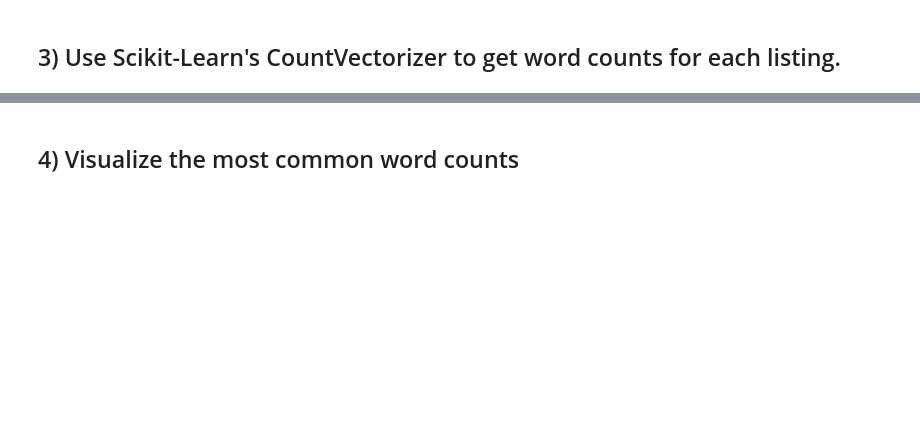
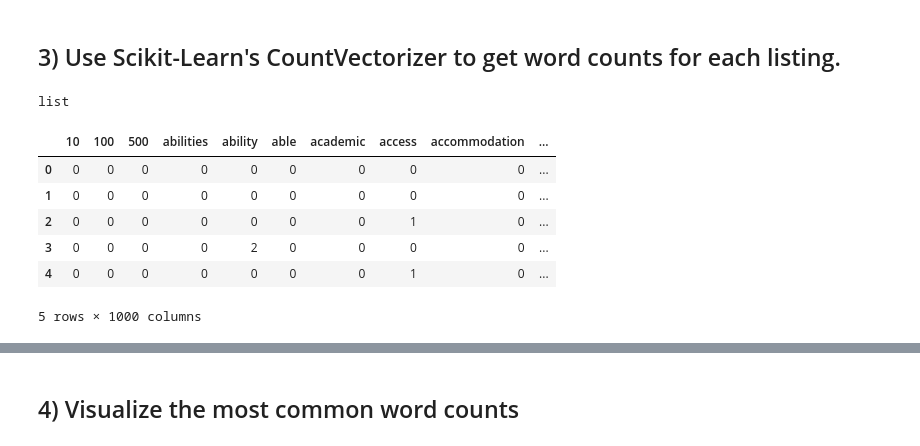
Before and after one commit to RAV10K1/DS-Unit-4-Sprint-1-NLP, a Jupyter notebook: module2-vector-representations/LS_DS_412_Vector_Representations_Assignment.ipynb, the cells around one changed output, grey strips where cells are left out. Cells and saved outputs as stored; diff of their text form; code cells hidden in the pictures; blank space fills up the shorter version.

```diff
--- a/module2-vector-representations/LS_DS_412_Vector_Representations_Assignment.ipynb
+++ b/module2-vector-representations/LS_DS_412_Vector_Representations_Assignment.ipynb
@@ -126,0 +154,4 @@ raise Exception("\nThis task is not complete. \nReplace this line with your code
+# %%
+type(data)
+# %% [output]
+list
@@ -126,0 +170,10 @@ raise Exception("\nThis task is not complete. \nReplace this line with your code
+# %%
+dtm.head()
+# %% [output]
+|  | 10 | 100 | 500 | abilities | ability | able | academic | access | accommodation | ... |
+| 0 | 0 | 0 | 0 | 0 | 0 | 0 | 0 | 0 | 0 | ... |
+| 1 | 0 | 0 | 0 | 0 | 0 | 0 | 0 | 0 | 0 | ... |
+| 2 | 0 | 0 | 0 | 0 | 0 | 0 | 0 | 1 | 0 | ... |
+| 3 | 0 | 0 | 0 | 0 | 2 | 0 | 0 | 0 | 0 | ... |
+| 4 | 0 | 0 | 0 | 0 | 0 | 0 | 0 | 1 | 0 | ... |
+5 rows × 1000 columns
```
Also changed, not shown: parts of 14 cells of this notebook.
